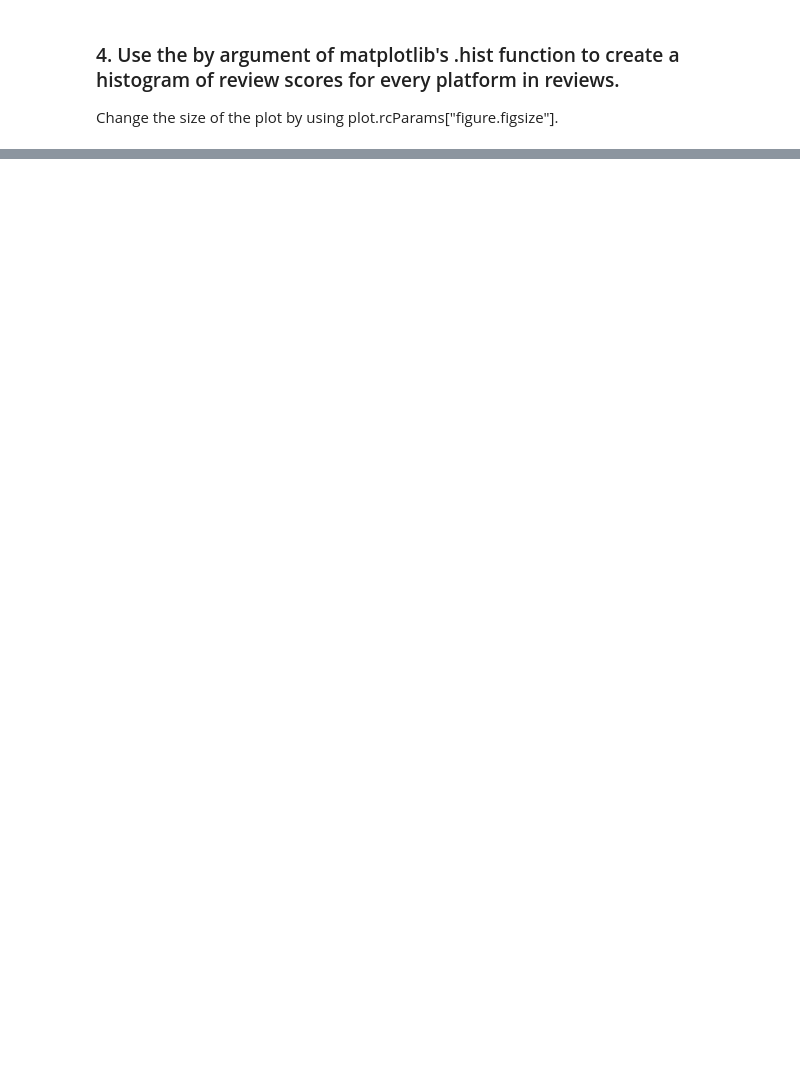
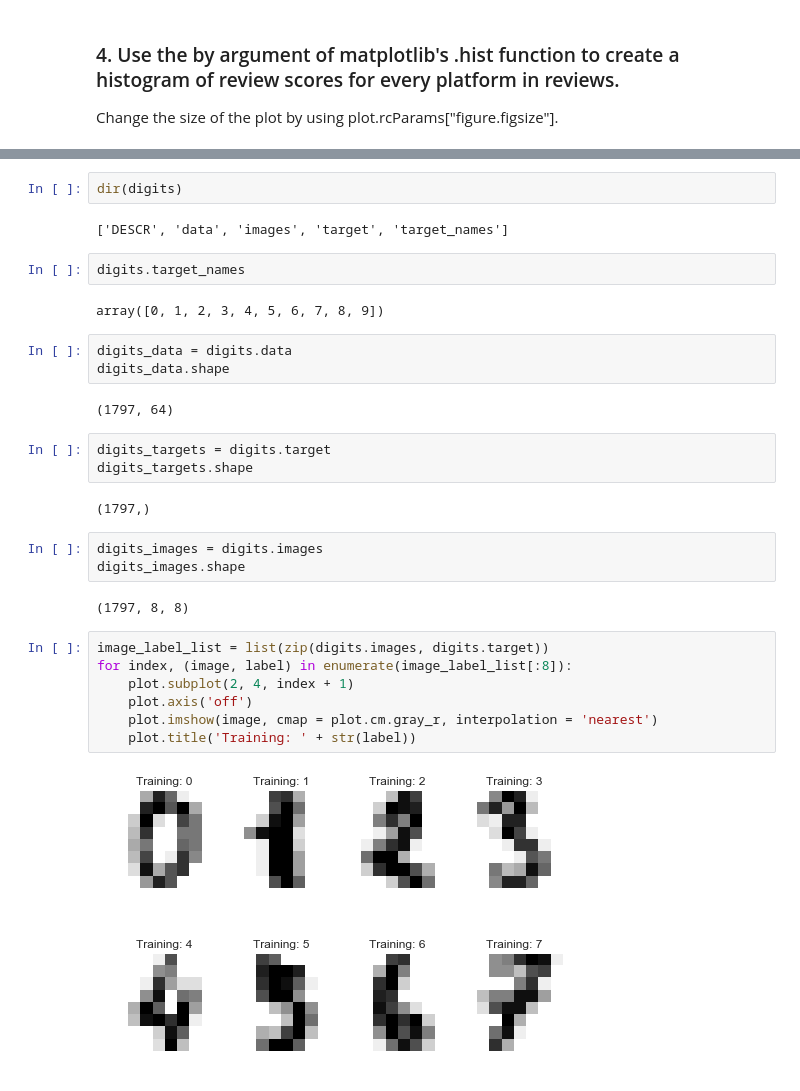
Before and after one commit to alecglen/bcb_python_workshop, a Jupyter notebook: bcb_python_workshop_2018.ipynb, the cells around one changed output, grey strips where cells are left out. Saved outputs shown, nothing was run; the diff lists cells and outputs as text; blank space fills up the shorter version.

```diff
--- a/bcb_python_workshop_2018.ipynb
+++ b/bcb_python_workshop_2018.ipynb
@@ -114,0 +140,32 @@ Change the size of the plot by using plot.rcParams["figure.figsize"].
+# %%
+dir(digits)
+# %% [output]
+['DESCR', 'data', 'images', 'target', 'target_names']
+# %%
+digits.target_names
+# %% [output]
+array([0, 1, 2, 3, 4, 5, 6, 7, 8, 9])
+# %%
+digits_data = digits.data
+digits_data.shape
+# %% [output]
+(1797, 64)
+# %%
+digits_targets = digits.target
+digits_targets.shape
+# %% [output]
+(1797,)
+# %%
+digits_images = digits.images
+digits_images.shape
+# %% [output]
+(1797, 8, 8)
+# %%
+image_label_list = list(zip(digits.images, digits.target))
+for index, (image, label) in enumerate(image_label_list[:8]):
+    plot.subplot(2, 4, index + 1)
+    plot.axis('off')
+    plot.imshow(image, cmap = plot.cm.gray_r, interpolation = 'nearest')
+    plot.title('Training: ' + str(label))
+# %% [output]
+[figure, added]
```
Also changed, not shown: parts of 7 cells of this notebook.
